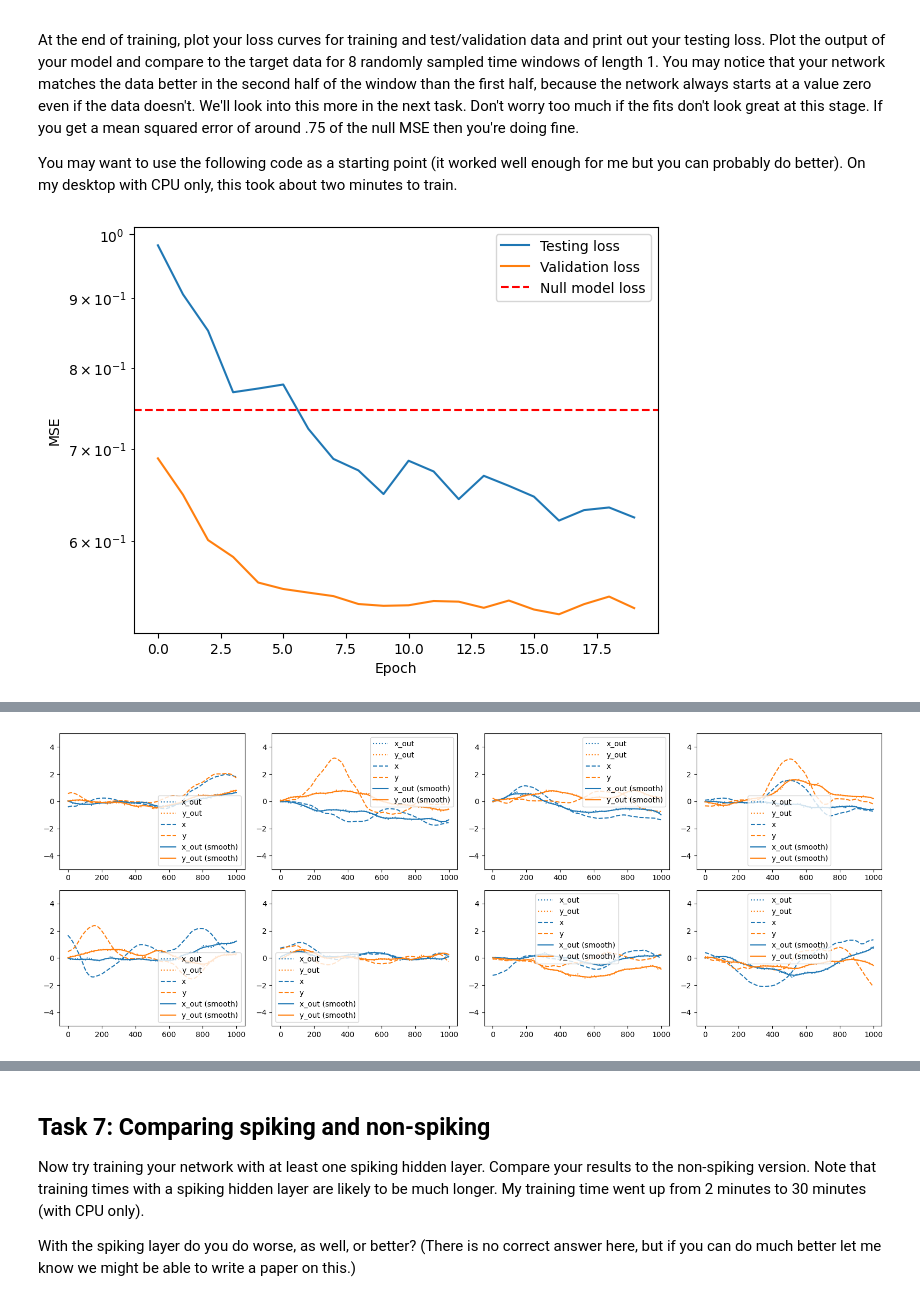
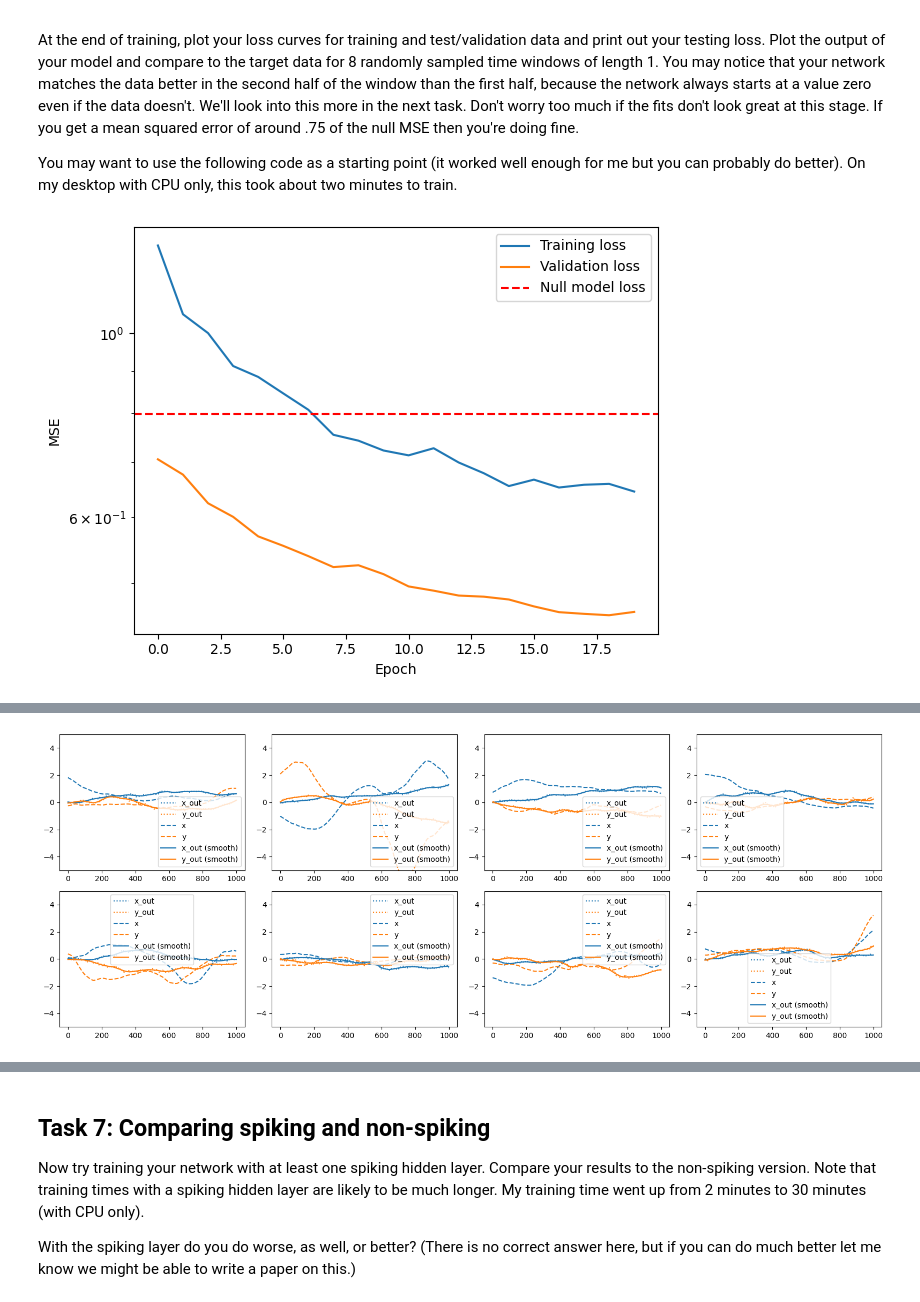
Before and after one commit to codinghasnat/Neuro4ML_2, a Jupyter notebook: FINAL.ipynb, the cells around one changed output, grey strips where cells are left out. Drawn from its saved outputs; the diff is of its cells as text; code cells hidden in the pictures.

Commit message:
changed learning curves labels and using validation data correctly now

```diff
--- a/FINAL.ipynb
+++ b/FINAL.ipynb
@@ -601,6 +833,11 @@ loss_function = torch.nn.MSELoss()
 loss_hist = []
 val_loss_hist = []
 
+# Create validation data loader
+val_spikes, val_velocities = load_data(val_range, spike_times, vel, vel_times)  # val_range for validation set
+val_loader = [(val_spikes, val_velocities)]  # val_loader holds validation data
+
+
 start_time_1 = time.time()
 # Training loop
 with tqdm(total=num_epochs * max_num_batches) as pbar:
@@ -623,14 +860,14 @@ with tqdm(total=num_epochs * max_num_batches) as pbar:
             pbar.set_postfix(epoch=epoch, last_epoch_loss=last_epoch_loss, loss=loss.item(), val_loss=val_loss, null_val_loss=null_val_loss)
 
         last_epoch_loss = np.mean(local_loss)
-        val_loss, null_val_loss = evaluate_model(network, test_loader)
+        val_loss, null_val_loss = evaluate_model(network, val_loader)
         loss_hist.append(last_epoch_loss)
         val_loss_hist.append(val_loss)
         pbar.set_postfix(epoch=epoch, last_epoch_loss=last_epoch_loss, loss=loss.item(), val_loss=val_loss, null_val_loss=null_val_loss)
 end_time_1 = time.time()
 # Plot the loss function over time
 plt.figure()
-plt.semilogy(loss_hist, label='Testing loss')
+plt.semilogy(loss_hist, label='Training loss')
 plt.semilogy(val_loss_hist, label='Validation loss')
 plt.axhline(null_val_loss, ls='--', c='r', label='Null model loss')
 plt.xlabel('Epoch')
@@ -664,4 +901,4 @@ with torch.no_grad():
 plt.tight_layout()
 plt.show()
 # %% [output]
-[figure, old version]
+[figure, new version]
@@ -670,4 +907,4 @@ Training time: 201.90 seconds
-[figure, old version]
+[figure, new version]
 # %% [markdown]
 ## Task 6: Longer length decoding
 
```
Also changed, not shown: parts of 6 cells of this notebook.
